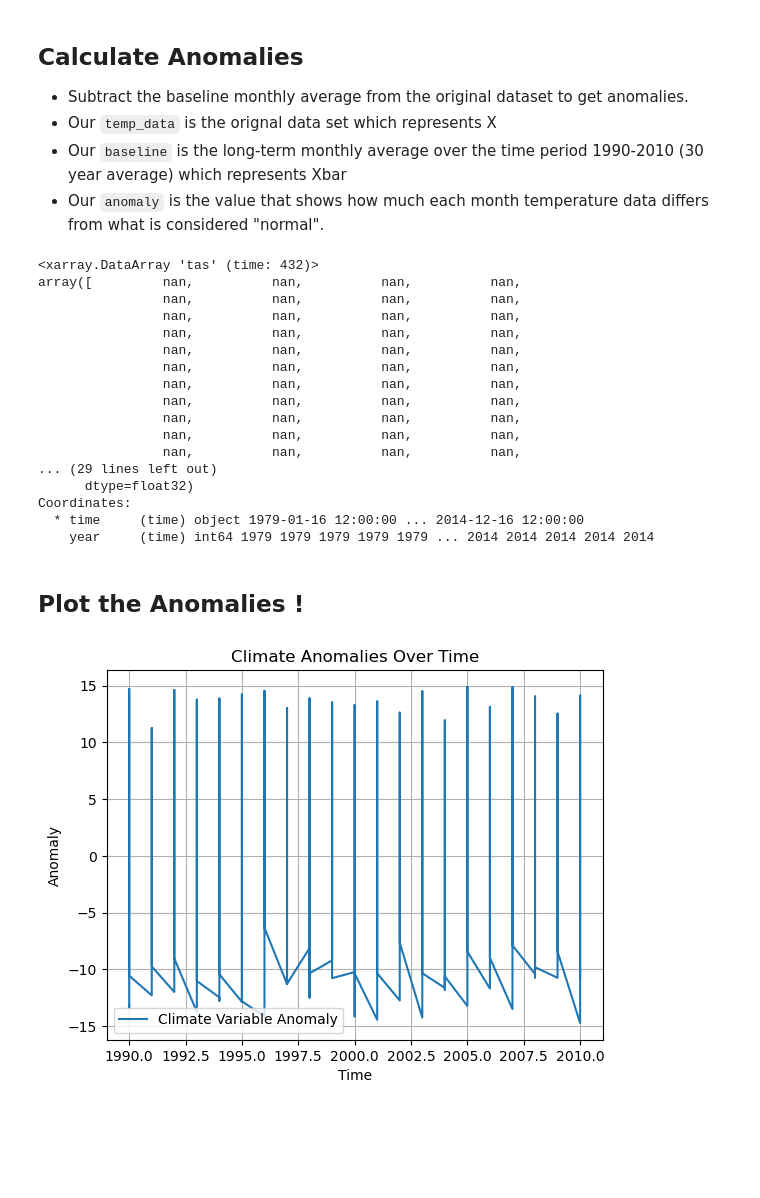
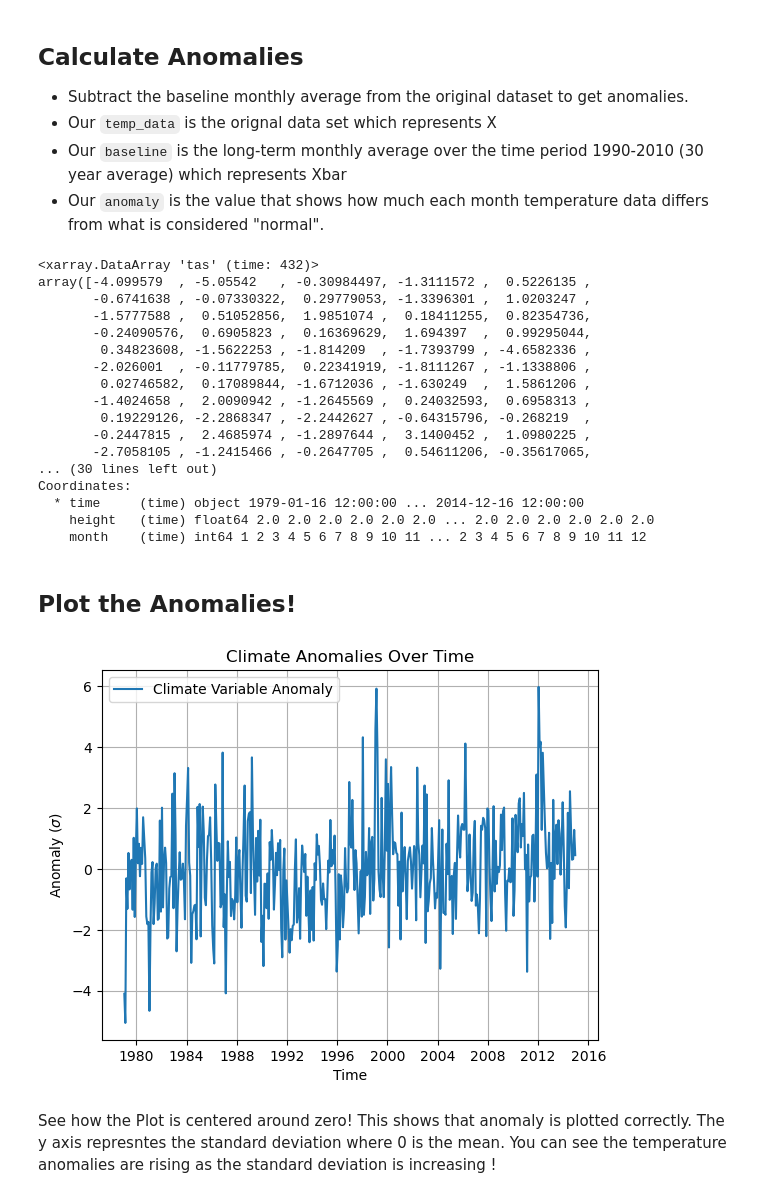
Before and after one commit to climate-datalab/Getting-Started-Tutorials, a Jupyter notebook: Anomalies.ipynb, the cells around one changed output. Saved outputs shown, nothing was run; the diff lists cells and outputs as text; code cells hidden in the pictures; blank space fills up the shorter version.

```diff
--- a/Anomalies.ipynb
+++ b/Anomalies.ipynb
@@ -78,5 +89,6 @@ Data variables:
 # %%
 tas = data.tas
+time= data.time.astype('datetime64[ns]')
 # %% [markdown]
 <a id='Region'></a>
 ## **Define Specfic Region**
@@ -134,4 +146,4 @@ baseline_sel = tas_NYC.sel(time=slice("1990-01-01", "2010-12-31"))
 # %%
-baseline = baseline_sel.groupby("time.year").mean("time")
+baseline = baseline_sel.groupby("time.month").mean("time")
 baseline
 # %% [output]
@@ -151,37 +162,39 @@ Coordinates:
 - Our `baseline` is the long-term monthly average over the time period 1990-2010 (30 year average) which represents Xbar
 - Our `anomaly` is the value that shows how much each month temperature data differs from what is considered "normal".
 # %%
-anomaly = tas_NYC.groupby("time.year") - baseline
+anomaly = tas_NYC.groupby("time.month") - baseline
 anomaly
 # %% [output]
 <xarray.DataArray 'tas' (time: 432)>
-array([         nan,          nan,          nan,          nan,
-                nan,          nan,          nan,          nan,
-                nan,          nan,          nan,          nan,
-                nan,          nan,          nan,          nan,
-                nan,          nan,          nan,          nan,
-                nan,          nan,          nan,          nan,
-                nan,          nan,          nan,          nan,
-                nan,          nan,          nan,          nan,
-                nan,          nan,          nan,          nan,
-                nan,          nan,          nan,          nan,
-                nan,          nan,          nan,          nan,
-... (29 lines left out)
-      dtype=float32)
+array([-4.099579  , -5.05542   , -0.30984497, -1.3111572 ,  0.5226135 ,
+       -0.6741638 , -0.07330322,  0.29779053, -1.3396301 ,  1.0203247 ,
+       -1.5777588 ,  0.51052856,  1.9851074 ,  0.18411255,  0.82354736,
+       -0.24090576,  0.6905823 ,  0.16369629,  1.694397  ,  0.99295044,
+        0.34823608, -1.5622253 , -1.814209  , -1.7393799 , -4.6582336 ,
+       -2.026001  , -0.11779785,  0.22341919, -1.8111267 , -1.1338806 ,
+        0.02746582,  0.17089844, -1.6712036 , -1.630249  ,  1.5861206 ,
+       -1.4024658 ,  2.0090942 , -1.2645569 ,  0.24032593,  0.6958313 ,
+        0.19229126, -2.2868347 , -2.2442627 , -0.64315796, -0.268219  ,
+       -0.2447815 ,  2.4685974 , -1.2897644 ,  3.1400452 ,  1.0980225 ,
+       -2.7058105 , -1.2415466 , -0.2647705 ,  0.54611206, -0.35617065,
+... (30 lines left out)
 Coordinates:
   * time     (time) object 1979-01-16 12:00:00 ... 2014-12-16 12:00:00
-    year     (time) int64 1979 1979 1979 1979 1979 ... 2014 2014 2014 2014 2014
+    height   (time) float64 2.0 2.0 2.0 2.0 2.0 2.0 ... 2.0 2.0 2.0 2.0 2.0 2.0
+    month    (time) int64 1 2 3 4 5 6 7 8 9 10 11 ... 2 3 4 5 6 7 8 9 10 11 12
 # %% [markdown]
 <a id='Plot'></a>
-## **Plot the Anomalies !**
+## **Plot the Anomalies!**
 # %%
 plt.figure()
-plt.plot(anomaly.year, anomaly, label="Climate Variable Anomaly")
+plt.plot(time, anomaly, label="Climate Variable Anomaly")
 plt.xlabel("Time")
-plt.ylabel("Anomaly")
+plt.ylabel("Anomaly ($\sigma$)")
 plt.title("Climate Anomalies Over Time")
 plt.legend()
 plt.grid()
 plt.show()
 # %% [output]
-[figure, old version]
+[figure, new version]
+# %% [markdown]
+See how the Plot is centered around zero! This shows that anomaly is plotted correctly. The y axis represntes the standard deviation where 0 is the mean. You can see the temperature anomalies are rising as the standard deviation is increasing !
```
Also changed, not shown: parts of 4 cells of this notebook.
